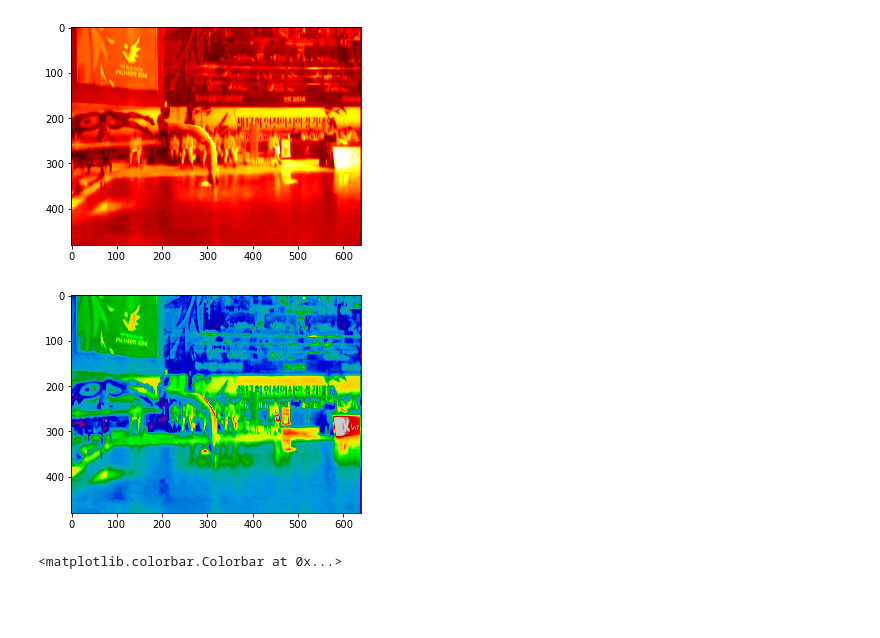
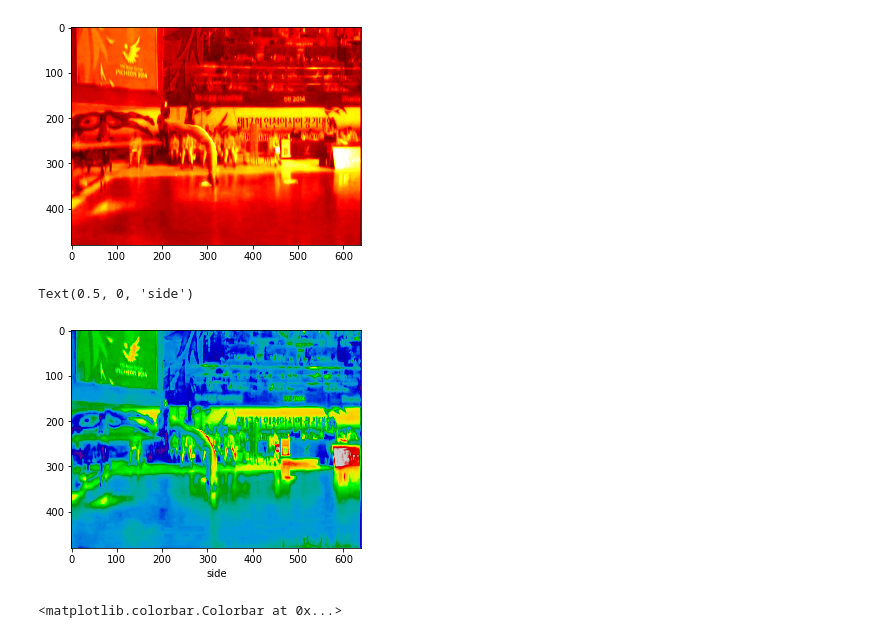
Before and after one commit to proohit/deep-learning-team6, a Jupyter notebook: 1b/Data Exploration.ipynb, the cells around one changed output. Drawn from its saved outputs; the diff is of its cells as text; code cells hidden in the pictures; blank space fills up the shorter version.

```diff
--- a/1b/Data Exploration.ipynb
+++ b/1b/Data Exploration.ipynb
@@ -211,8 +211,13 @@ plt.imshow(lum_img, cmap="hot")
 # %%
 imgplot = plt.imshow(lum_img)
 imgplot.set_cmap('nipy_spectral')
+plt.xlabel('side')
+
+
+# mit jeder Kameraposition
 # %% [output]
+Text(0.5, 0, 'side')
-[figure, old version]
+[figure, new version]
 # %%
 imgplot = plt.imshow(lum_img)
 plt.colorbar()
```
Also changed, not shown: parts of 4 cells of this notebook.
